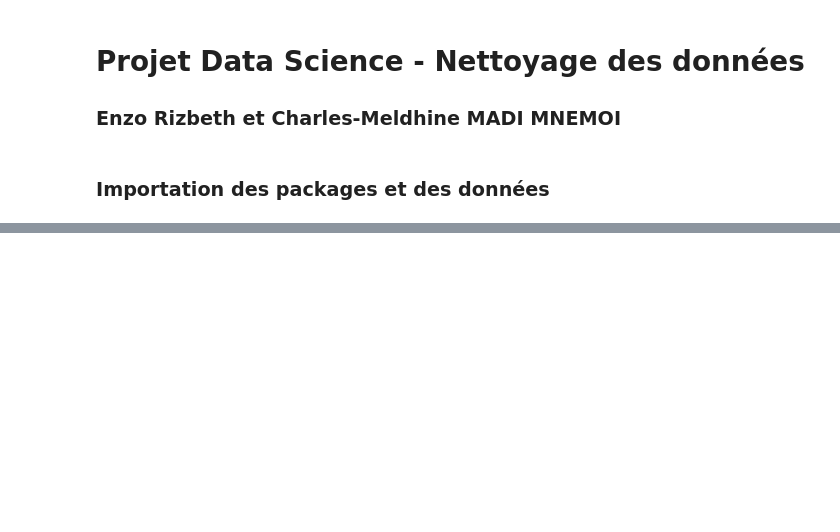
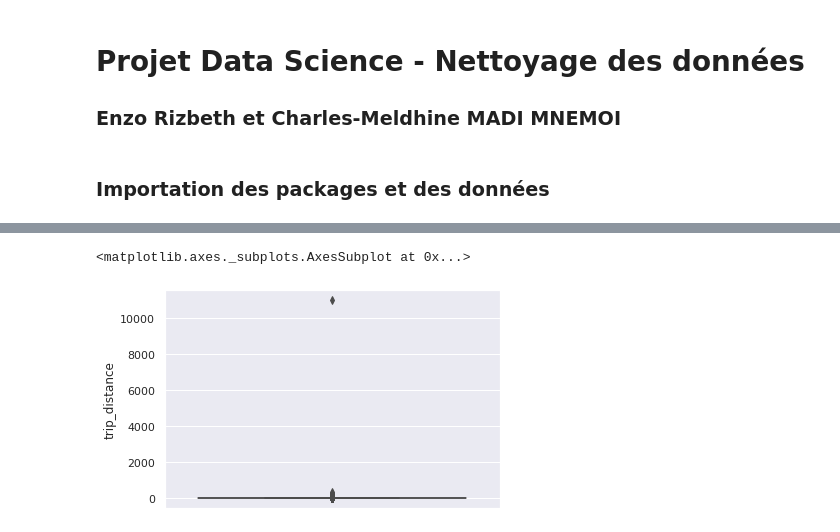
Before and after one commit to cmnemoi/NYCTaxiFareLPSID, a Jupyter notebook: src/data_cleaning.ipynb, the cells around one changed output, grey strips where cells are left out. Saved outputs shown, nothing was run; the diff lists cells and outputs as text; code cells hidden in the pictures; blank space fills up the shorter version.

Commit message:
finish data cleaning and export clean dataset

```diff
--- a/src/data_cleaning.ipynb
+++ b/src/data_cleaning.ipynb
@@ -80,0 +131,3 @@ congestion_surcharge : passer les valeurs négatives en positif
+# %%
+data = data[data["tpep_pickup_datetime"].str.contains("2020-05")]
+data = data[data["tpep_dropoff_datetime"].str.contains("2020-05")]
@@ -80,0 +144,2 @@ congestion_surcharge : passer les valeurs négatives en positif
+# %%
+data = data[data["passenger_count"] < 8]
@@ -80,0 +166,2 @@ congestion_surcharge : passer les valeurs négatives en positif
+# %%
+data = data[data["passenger_count"] > 0]
@@ -80,0 +185,2 @@ congestion_surcharge : passer les valeurs négatives en positif
+# %%
+data = data[data["RatecodeID"] != 99]
@@ -90,3 +198,8 @@ min           0.000000
 75%           3.100000
 max       10973.550000
 Name: trip_distance, dtype: float64
+# %%
+sns.boxplot(y=data["trip_distance"])
+# %% [output]
+<matplotlib.axes._subplots.AxesSubplot at 0x...>
+[figure, added]
```
Also changed, not shown: parts of 47 cells of this notebook, 1 other file.
